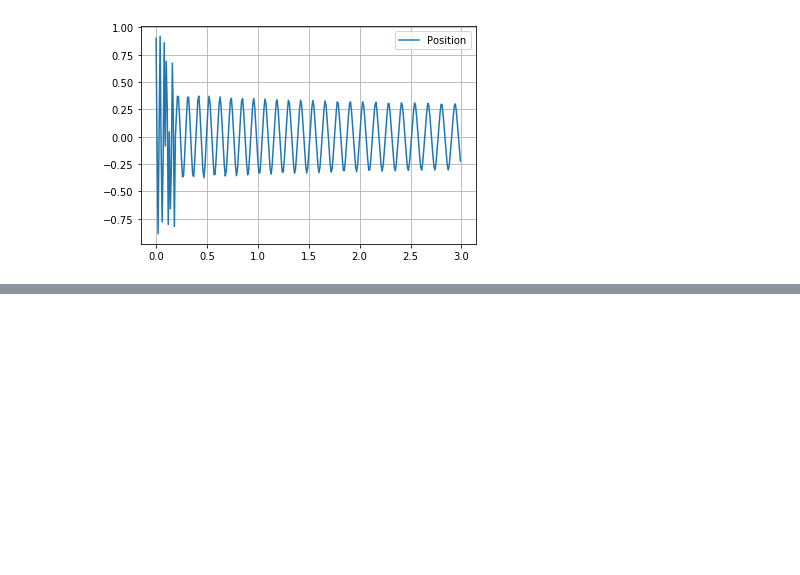
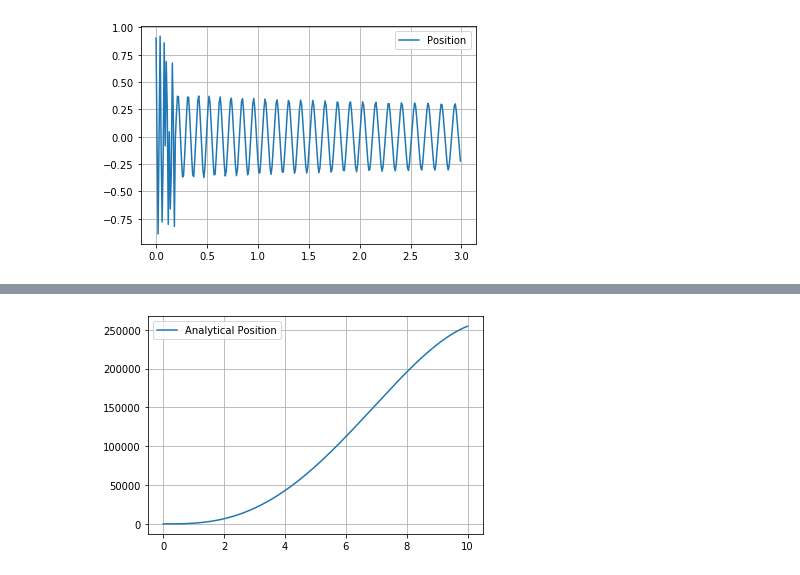
Before and after one commit to mdittman9000/PHY-321, a Jupyter notebook: Midterm Project 1 patch 2.ipynb, the cells around one changed output, grey strips where cells are left out. Cells and saved outputs as stored; diff of their text form; code cells hidden in the pictures; blank space fills up the shorter version.

```diff
--- a/Midterm Project 1 patch 2.ipynb
+++ b/Midterm Project 1 patch 2.ipynb
@@ -494,0 +521,5 @@ P1 = a*( ( (t[i]**2)/(2*gamma) ) - ( (t[i])/(gamma**2)) - (1/(gamma**3))*)
+# %%
+#x0,v0,a,gamma,tf,step,d
+anharmonic(1,.1,22266,.1,10,.001,3)
+# %% [output]
+[figure, added]
```
Also changed, not shown: parts of 7 cells of this notebook.
